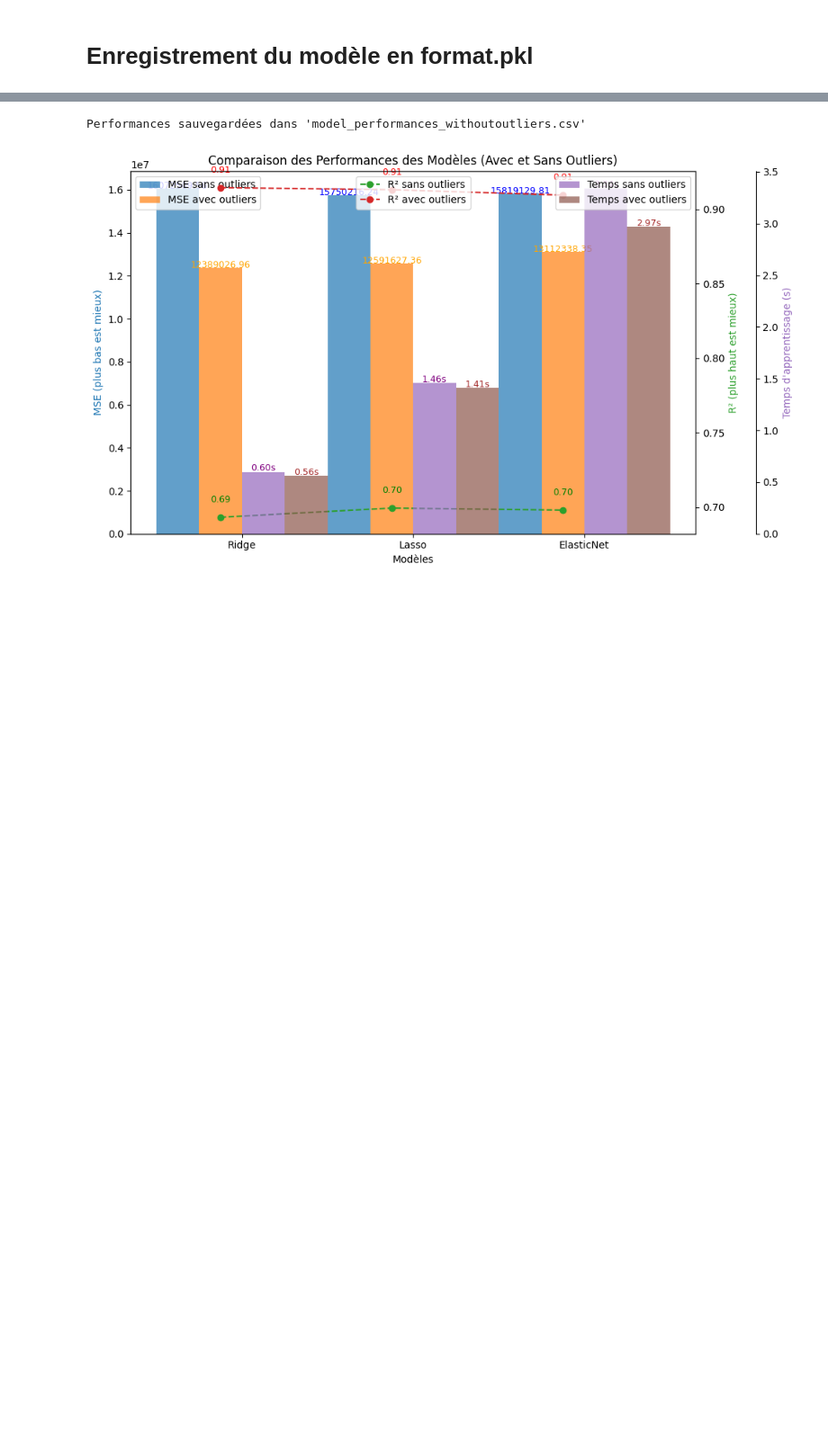
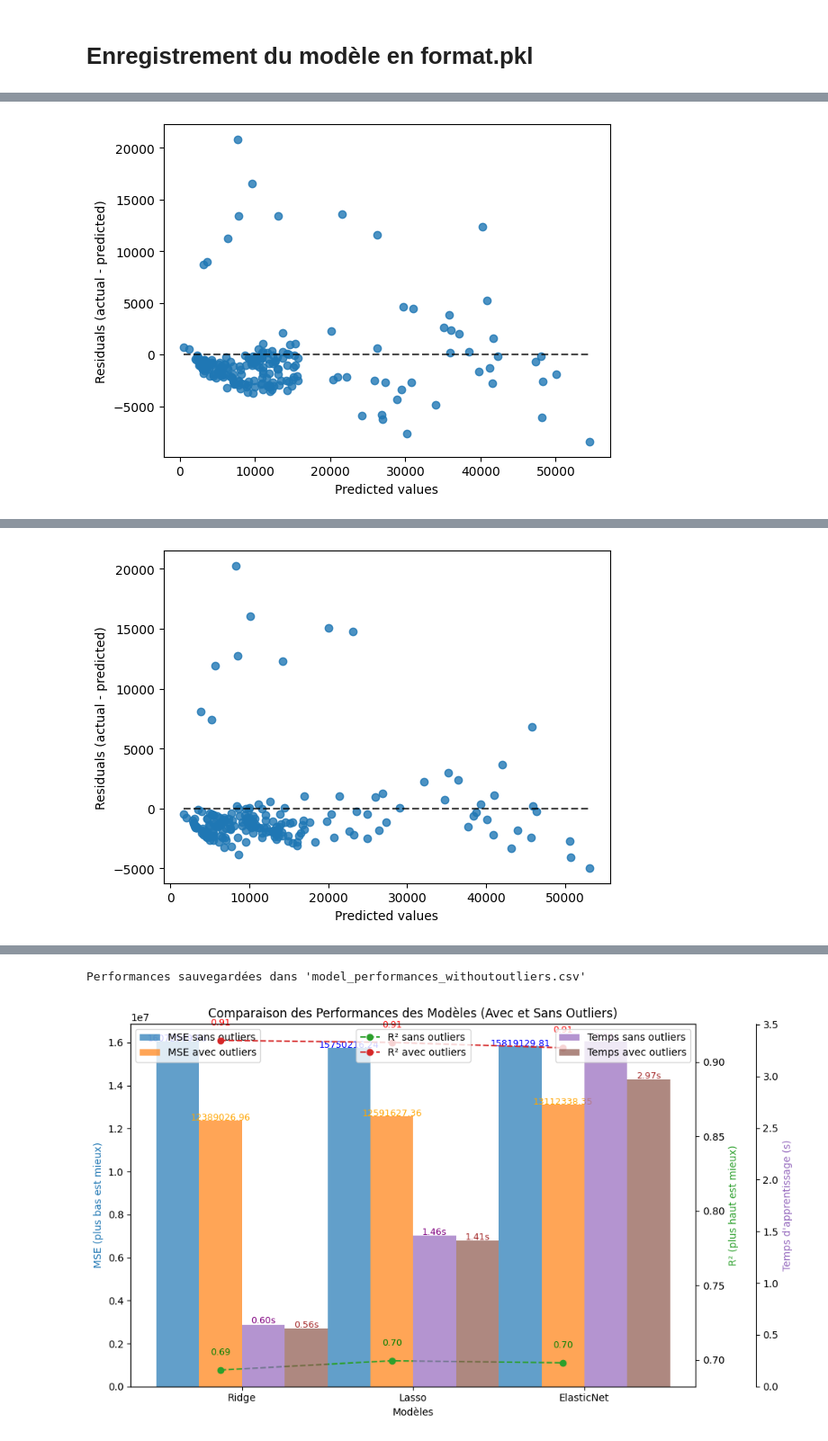
Before and after one commit to A-Delvoye/Brief2_prime_assurance, a Jupyter notebook: modelisation_assurance_final.ipynb, the cells around one changed output, grey strips where cells are left out. Shown: that part at 90% size. Saved outputs shown, nothing was run; the diff lists cells and outputs as text; code cells hidden in the pictures; blank space fills up the shorter version.

```diff
--- a/modelisation_assurance_final.ipynb
+++ b/modelisation_assurance_final.ipynb
@@ -439,7 +440,7 @@ def affichage_performance(results):
     plt.show()
 # %%
 import time
-
+from sklearn.metrics import PredictionErrorDisplay
 
 df_cible = df.iloc[:,-1]
 df_numeric = df[df.columns[:-1]]
@@ -471,16 +472,57 @@ polynomial_preprocessor = Pipeline([
 
 # Hyperparamètres pour optimisation
 param_grid = {
-    'Ridge': {'model__alpha': [0.15, 0.2, 10]},
-    'Lasso': {'model__alpha': [0.09, 0.15, 10] },
+    'Ridge': {'model__alpha': [81.96]},#np.linspace(65, 100, 100)},#[0.15, 0.2, 10]},
+    'Lasso': {'model__alpha': [47.07]},#np.linspace(40, 50, 100) },
     'ElasticNet': {
-        'model__alpha': [0.1, 1.0, 20.0],
-        'model__l1_ratio': [0.1, 0.5, 0.9]
+        'model__alpha': [0.8775],
+        'model__l1_ratio': [0.897]#np.linspace(0, 2, 50)
     }
 }
 
 # Résultats
 results = {}
+
+# Ajoutez cette fonction pour afficher les coefficients
+def display_coefficients(model, model_name, feature_names):
+    if hasattr(model, 'coef_'):  # Vérifie si le modèle a l'attribut `coef_`
+        coefficients = model.coef_
+        #plot_radviz(coefficients, feature_names, model_name)
+        print(f"\nCoefficients for {model_name}:")
+        for feature, coef in zip(feature_names, coefficients):
+            print(f" - {feature}: {coef:.4f}")
+
+    else:
+        print(f"{model_name} does not have accessible coefficients.")
+
+
+# Fonction pour préparer les coefficients pour RadViz
+def prepare_radviz_data(coefficients, feature_names):
+    # Créer un DataFrame pour les coefficients
+    coef_df = pd.DataFrame({
+        'Feature': feature_names,
+        'Coefficient': coefficients
+    })
+
+    # Normaliser les coefficients pour RadViz
+    scaler = MinMaxScaler()
+    coef_df['Normalized Coefficient'] = scaler.fit_transform(coef_df[['Coefficient']])
+
+    # Ajouter une colonne cible fictive pour RadViz (nécessaire)
+    coef_df['Target'] = 'Coefficient'
+
+    return coef_df
+
+# Affichage RadViz des coefficients
+def plot_radviz(coefficients, feature_names, model_name):
+    # Préparer les données
+    radviz_data = prepare_radviz_data(coefficients, feature_names)
+
+    # Afficher le graphique RadViz
+    plt.figure(figsize=(8, 8))
+    radviz(radviz_data, class_column='Target')
+    plt.title(f"RadViz Visualization of {model_name} Coefficients")
+    plt.show()
 
 # Entraîner et évaluer chaque modèle
 for model_name, model in models.items():
@@ -525,8 +567,28 @@ for model_name, model in models.items():
         'Best Params': best_params,
         'Training Time (s)': elapsed_time
     }
+     # Extraire et afficher les coefficients
+    # Récupérer les noms des features après prétraitement
+    if model_name != 'LinearRegression':
+        # Ajuster le préprocesseur avec les données d'entraînement
+        polynomial_preprocessor.fit(X_train)
 
-    """residuals = y_test - y_pred
+        feature_names = polynomial_preprocessor.named_steps['poly'].get_feature_names_out(
+            input_features=numeric_features + categorical_features + ordinal_features
+        )
+    else:
+        feature_names = numeric_features + categorical_features + ordinal_features
+
+    display_coefficients(best_model.named_steps['model'], model_name, feature_names)
+
+    # Visualiser les coefficients avec RadViz
+    #plot_radviz(coefficients, feature_names, model_name)
+
+    display = PredictionErrorDisplay(y_true = y_test, y_pred = y_pred)
+    display.plot()
+    plt.show()
+    """
+    residuals = y_test - y_pred
     plt.figure(figsize=(8, 5))
     plt.scatter(y_pred, residuals, color="blue", alpha=0.7)
     plt.axhline(y=0, color="red", linestyle="--", linewidth=1)  # Ligne centrale (résidu = 0)
@@ -553,8 +615,8 @@ for model_name, model in models.items():
     if p_value > 0.05:
         print("Les résidus semblent suivre une distribution normale.")
     else:
-        print("Les résidus ne suivent pas une distribution normale.")
-    results[model_name] = {
+        print("Les résidus ne suivent pas une distribution normale.")"""
+""" results[model_name] = {
         'MSE': mse,
         'R2': r2,
         'Best Params': best_params
@@ -574,0 +648 @@ Training Lasso...
+[figure, added]
@@ -575,0 +666 @@ Training ElasticNet...
+[figure, added]
```
Also changed, not shown: parts of 10 cells of this notebook, 13 other files.
